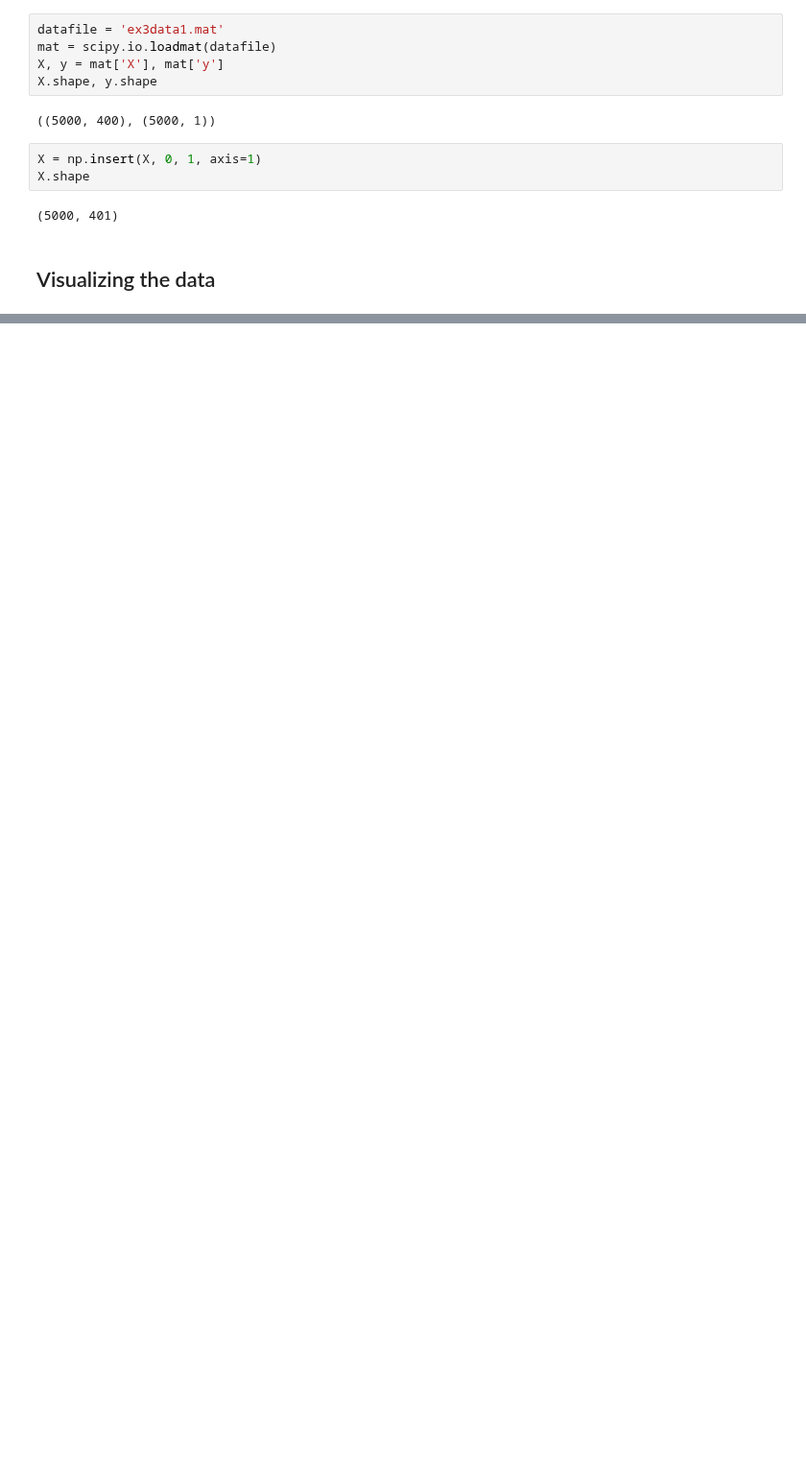
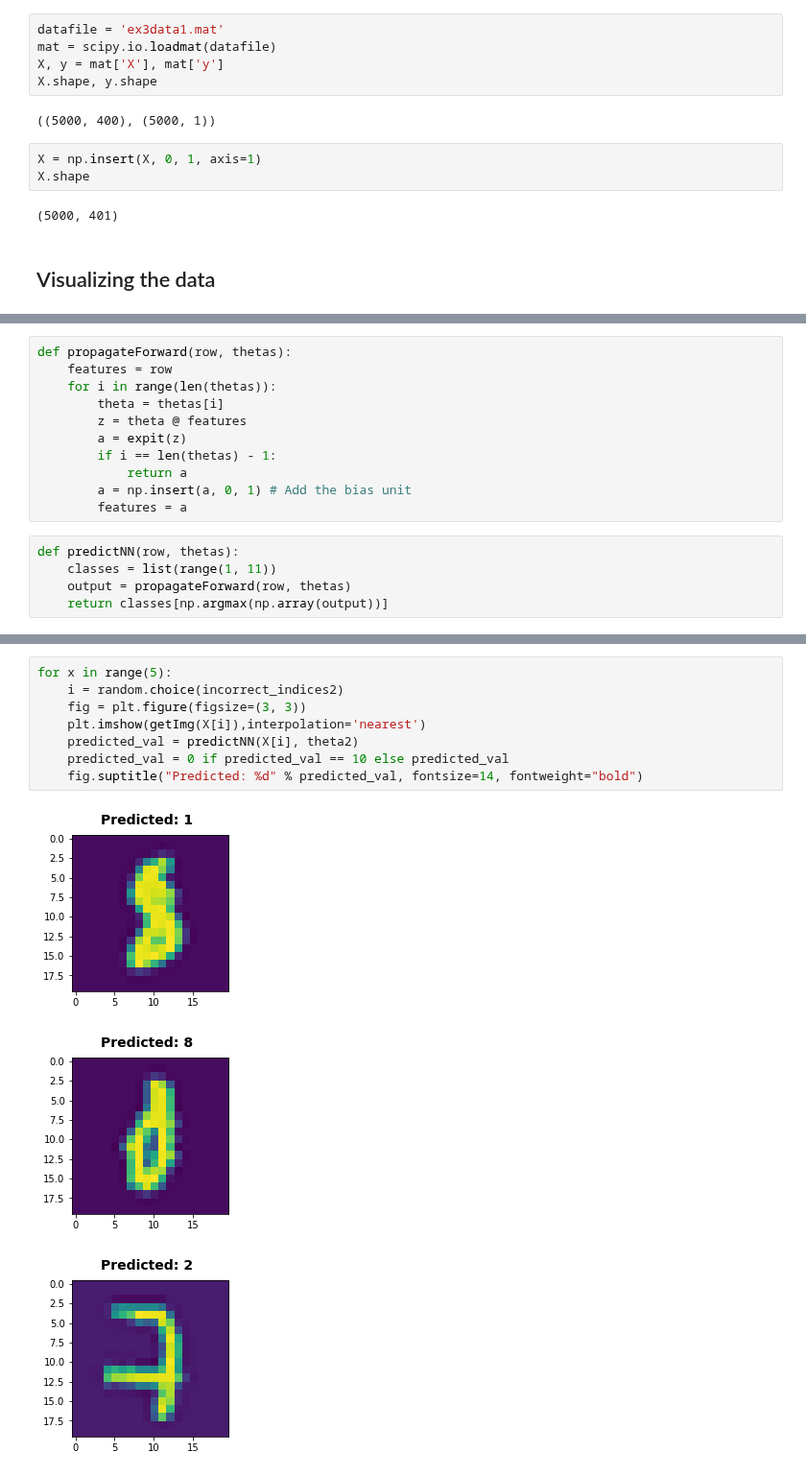
Before and after one commit to yang-233/ML, a Jupyter notebook: StudyNotesOfML/3. Neural netwok learning/2 Neaural Network.ipynb, the cells around one changed output, grey strips where cells are left out. Shown at 96% size. Cells and saved outputs as stored; diff of their text form; blank space fills up the shorter version.

```diff
--- a/StudyNotesOfML/3. Neural netwok learning/2 Neaural Network.ipynb
+++ b/StudyNotesOfML/3. Neural netwok learning/2 Neaural Network.ipynb
@@ -51,0 +166,16 @@ AttributeError: module 'scipy.misc' has no attribute 'toimage'
+# %%
+def propagateForward(row, thetas):
+    features = row
+    for i in range(len(thetas)):
+        theta = thetas[i]
+        z = theta @ features
+        a = expit(z)
+        if i == len(thetas) - 1:
+            return a
+        a = np.insert(a, 0, 1) # Add the bias unit
+        features = a
+# %%
+def predictNN(row, thetas):
+    classes = list(range(1, 11))
+    output = propagateForward(row, thetas)
+    return classes[np.argmax(np.array(output))]
@@ -51,0 +196,12 @@ AttributeError: module 'scipy.misc' has no attribute 'toimage'
+# %%
+for x in range(5):
+    i = random.choice(incorrect_indices2)
+    fig = plt.figure(figsize=(3, 3))
+    plt.imshow(getImg(X[i]),interpolation='nearest')
+    predicted_val = predictNN(X[i], theta2)
+    predicted_val = 0 if predicted_val == 10 else predicted_val
+    fig.suptitle("Predicted: %d" % predicted_val, fontsize=14, fontweight="bold")
+# %% [output]
+[figure, added]
+[figure, added]
+[figure, added]
```
Also changed, not shown: parts of 25 cells of this notebook, 3 other files.
